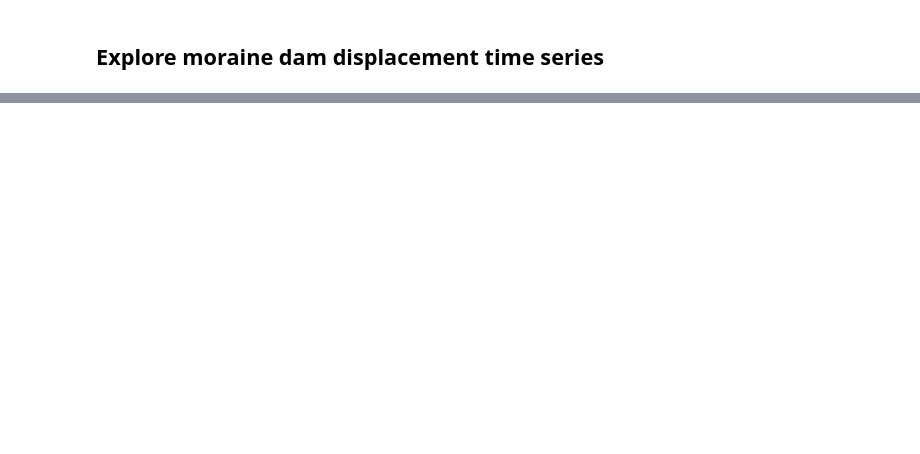
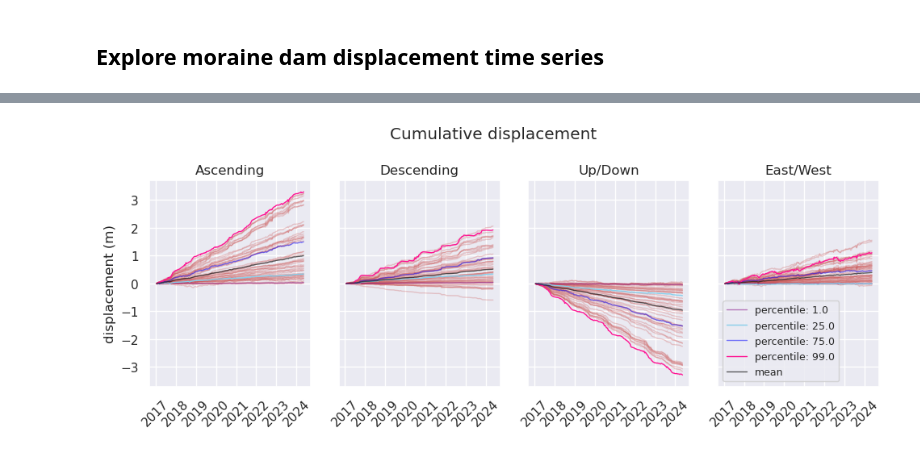
Before and after one commit to gbrencher/fufiters_imja_analysis, a Jupyter notebook: analysis/demo.ipynb, the cells around one changed output, grey strips where cells are left out. Saved outputs shown, nothing was run; the diff lists cells and outputs as text; code cells hidden in the pictures; blank space fills up the shorter version.

```diff
--- a/analysis/demo.ipynb
+++ b/analysis/demo.ipynb
@@ -200,2 +202,4 @@ ax.set_title('buried ice extent')
 # %% [markdown]
 ## Explore moraine dam displacement time series
+# %%
+ts_ds = xr.open_dataset('data_release/imja_cumulative_displacement_ts.nc')
@@ -201,0 +248,78 @@ ax.set_title('buried ice extent')
+# %%
+## Plot cumulative displaceement time series over the moving area
+moving_ts = ts_ds.rio.clip(moving_gdf.geometry, drop=True)
+
+percentiles = [0.01, 0.25, 0.75, 0.99] # pixels to highlight
+x_list = []
+y_list = []
+for percentile in percentiles:
+    cum_da = moving_ts.asc_displacement.isel(time=-1)
+    perc_value = cum_da.quantile(percentile).item()
+    abs_diff = np.abs(cum_da - perc_value)
+    abs_diff = abs_diff.where(~np.isnan(abs_diff), np.inf)
+    min_index = np.unravel_index(np.argmin(abs_diff.values), cum_da.shape)
+    x_list.append(min_index[1])
+    y_list.append(min_index[0])
+
+points = [[x, y_list[i]] for i, x in enumerate(x_list)]
+
+# all plots for fig
+f, ax = plt.subplots(1, 4, figsize=(10,4), sharex=True, sharey=True)
+
+# plot random pixels in moving area
+sample=0
+xy_list = []
+# take n sample pixels
+while sample < 50:
+    x = np.random.choice(moving_ts.x)
+    y = np.random.choice(moving_ts.y)
+    # make sure pixel is valid
+    if np.all(~np.isnan(moving_ts.asc_displacement.sel(x=x, y=y))):
+        # sample without replacement
+        if [x, y] not in xy_list:
+            (moving_ts.asc_displacement.sel(x=x, y=y)*1).plot(ax=ax[0], c='indianred', linewidth=1, alpha=0.3)
+            (moving_ts.des_displacement.sel(x=x, y=y)*1).plot(ax=ax[1], c='indianred', linewidth=1, alpha=0.3)
+            (moving_ts.vertical_displacement.sel(x=x, y=y)*1).plot(ax=ax[2], c='indianred', linewidth=1, alpha=0.3)
+            (moving_ts.horizontal_displacement.sel(x=x, y=y)*1).plot(ax=ax[3], c='indianred', linewidth=1, alpha=0.3)
+            sample+=1 # increment sample
+            xy_list.append([x, y]) # add pixel to list
+
+# plot pixels corresponding to percentiles
+colors = ['purple', 'skyblue', 'blue', 'deeppink']
+alphas = [0.5, 1, 0.5, 1]
+for i, point in enumerate(points):
+    x, y = point
+    moving_ts.asc_displacement.isel(x=x, y=y).plot(ax=ax[0], c=colors[i], linewidth=1, alpha=alphas[i])
+    moving_ts.des_displacement.isel(x=x, y=y).plot(ax=ax[1], c=colors[i], linewidth=1, alpha=alphas[i])
+    moving_ts.vertical_displacement.isel(x=x, y=y).plot(ax=ax[2], c=colors[i], linewidth=1, alpha=alphas[i])
+    moving_ts.horizontal_displacement.isel(x=x, y=y).plot(ax=ax[3], c=colors[i], linewidth=1, alpha=alphas[i], label=f'percentile: {percentiles[i]*100}')
+
+# plot means
+(moving_ts.asc_displacement.mean(dim=('x', 'y'))*1).plot(ax=ax[0], c='k', linewidth=1, alpha=0.7)
+(moving_ts.des_displacement.mean(dim=('x', 'y'))*1).plot(ax=ax[1], c='k', linewidth=1, alpha=0.7)
+(moving_ts.vertical_displacement.mean(dim=('x', 'y'))*1).plot(ax=ax[2], c='k', linewidth=1, alpha=0.7)
+(moving_ts.horizontal_displacement.mean(dim=('x', 'y'))*1).plot(ax=ax[3], c='k', linewidth=1, alpha=0.7, label='mean')
+
+ax[0].set_title('Ascending')
+ax[0].set_ylim(-3.7, 3.7)
+#ax[0].set_ylim(-0.3, 3.4)
+ax[0].set_ylabel('displacement (m)')
+ax[0].set_xlabel('')
+ax[0].tick_params('x', labelrotation=45)
+ax[1].set_title('Descending')
+ax[1].set_ylabel('')
+ax[1].set_xlabel('')
+ax[1].tick_params('x', labelrotation=45)
+ax[2].set_title('Up/Down')
+ax[2].set_ylabel('')
+ax[2].set_xlabel('')
+ax[2].tick_params('x', labelrotation=45)
+ax[3].set_title('East/West')
+ax[3].set_ylabel('')
+ax[3].set_xlabel('')
+ax[3].tick_params('x', labelrotation=45)
+ax[3].legend(loc='lower left', fontsize=9)
+f.suptitle('Cumulative displacement')
+f.tight_layout()
+# %% [output]
+[figure, added]
```
Also changed, not shown: parts of 16 cells of this notebook.
